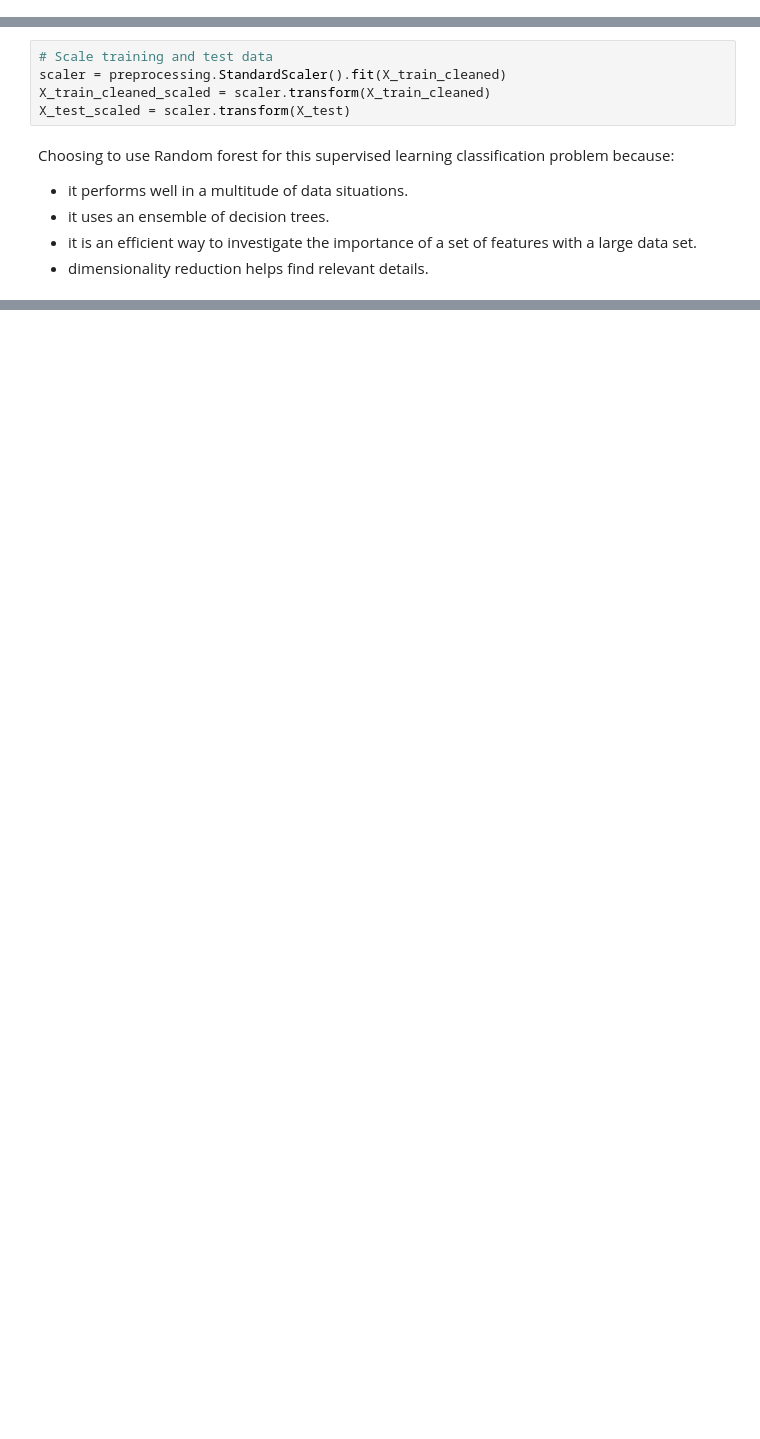
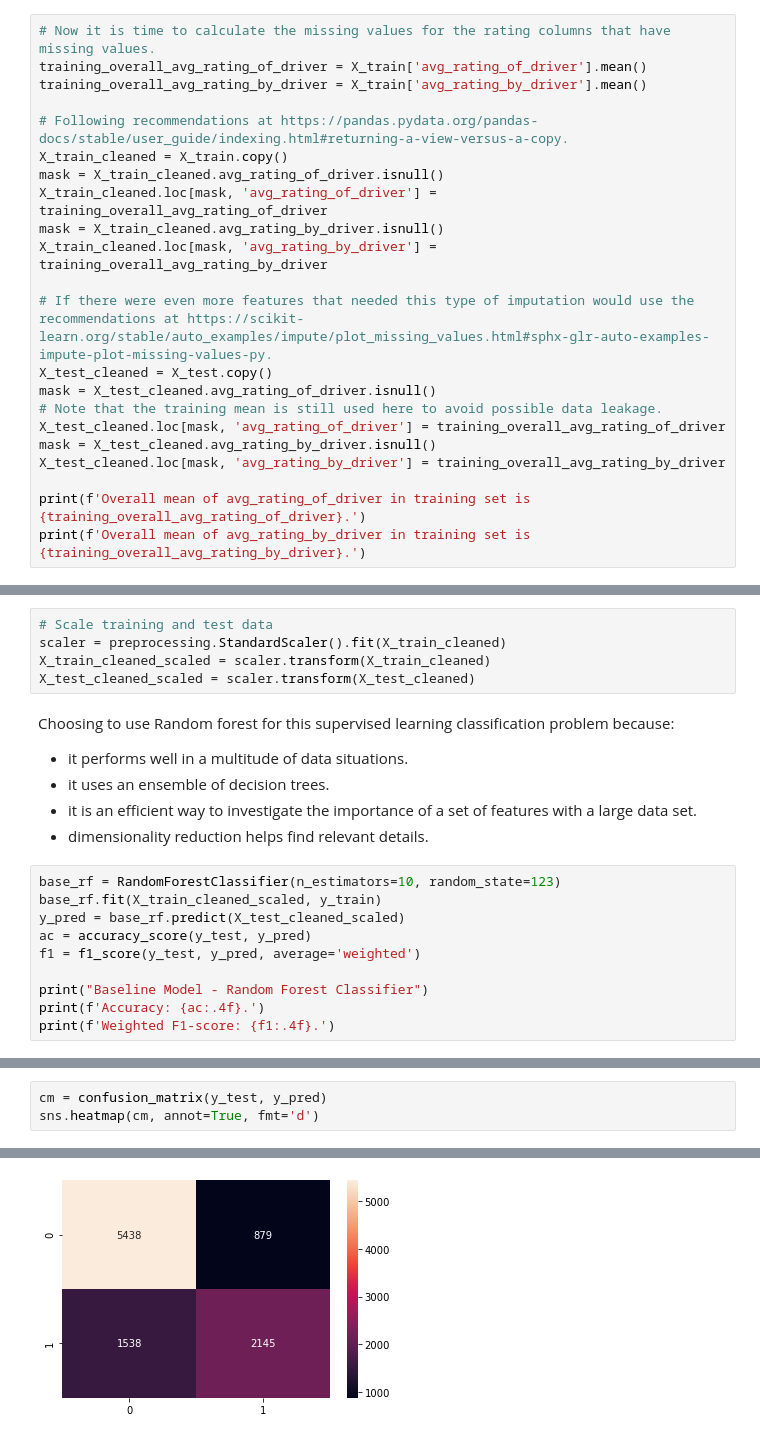
Before and after one commit to JasonCaldwellMBA/Ultimate_Challenge, a Jupyter notebook: Part_3_Predictive_modeling.ipynb, the cells around one changed output, grey strips where cells are left out. Cells and saved outputs as stored; diff of their text form; blank space fills up the shorter version.

Commit message:
Evaluate models

```diff
--- a/Part_3_Predictive_modeling.ipynb
+++ b/Part_3_Predictive_modeling.ipynb
@@ -353,0 +330,22 @@ dtype: int64
+# %%
+# Now it is time to calculate the missing values for the rating columns that have missing values.
+training_overall_avg_rating_of_driver = X_train['avg_rating_of_driver'].mean()
+training_overall_avg_rating_by_driver = X_train['avg_rating_by_driver'].mean()
+
+# Following recommendations at https://pandas.pydata.org/pandas-docs/stable/user_guide/indexing.html#returning-a-view-versus-a-copy.
+X_train_cleaned = X_train.copy()
+mask = X_train_cleaned.avg_rating_of_driver.isnull()
+X_train_cleaned.loc[mask, 'avg_rating_of_driver'] = training_overall_avg_rating_of_driver
+mask = X_train_cleaned.avg_rating_by_driver.isnull()
+X_train_cleaned.loc[mask, 'avg_rating_by_driver'] = training_overall_avg_rating_by_driver
+
+# If there were even more features that needed this type of imputation would use the recommendations at https://scikit-learn.org/stable/auto_examples/impute/plot_missing_values.html#sphx-glr-auto-examples-impute-plot-missing-values-py.
+X_test_cleaned = X_test.copy()
+mask = X_test_cleaned.avg_rating_of_driver.isnull()
+# Note that the training mean is still used here to avoid possible data leakage.
+X_test_cleaned.loc[mask, 'avg_rating_of_driver'] = training_overall_avg_rating_of_driver
+mask = X_test_cleaned.avg_rating_by_driver.isnull()
+X_test_cleaned.loc[mask, 'avg_rating_by_driver'] = training_overall_avg_rating_by_driver
+
+print(f'Overall mean of avg_rating_of_driver in training set is {training_overall_avg_rating_of_driver}.')
+print(f'Overall mean of avg_rating_by_driver in training set is {training_overall_avg_rating_by_driver}.')
@@ -355,10 +356,20 @@ dtype: int64
 # Scale training and test data
 scaler = preprocessing.StandardScaler().fit(X_train_cleaned)
 X_train_cleaned_scaled = scaler.transform(X_train_cleaned)
-X_test_scaled = scaler.transform(X_test)
+X_test_cleaned_scaled = scaler.transform(X_test_cleaned)
 # %% [markdown]
 Choosing to use Random forest for this supervised learning classification problem because:
 - it performs well in a multitude of data situations.
 - it uses an ensemble of decision trees.
 - it is an efficient way to investigate the importance of a set of features with a large data set.
 - dimensionality reduction helps find relevant details.
+# %%
+base_rf = RandomForestClassifier(n_estimators=10, random_state=123)
+base_rf.fit(X_train_cleaned_scaled, y_train)
+y_pred = base_rf.predict(X_test_cleaned_scaled)
+ac = accuracy_score(y_test, y_pred)
+f1 = f1_score(y_test, y_pred, average='weighted')
+
+print("Baseline Model - Random Forest Classifier")
+print(f'Accuracy: {ac:.4f}.')
+print(f'Weighted F1-score: {f1:.4f}.')
@@ -364,0 +380,4 @@ Choosing to use Random forest for this supervised learning classification proble
+# %%
+cm = confusion_matrix(y_test, y_pred)
+sns.heatmap(cm, annot=True, fmt='d')
+# %% [output]
@@ -364,0 +385 @@ Choosing to use Random forest for this supervised learning classification proble
+[figure, added]
```
Also changed, not shown: parts of 13 cells of this notebook.
